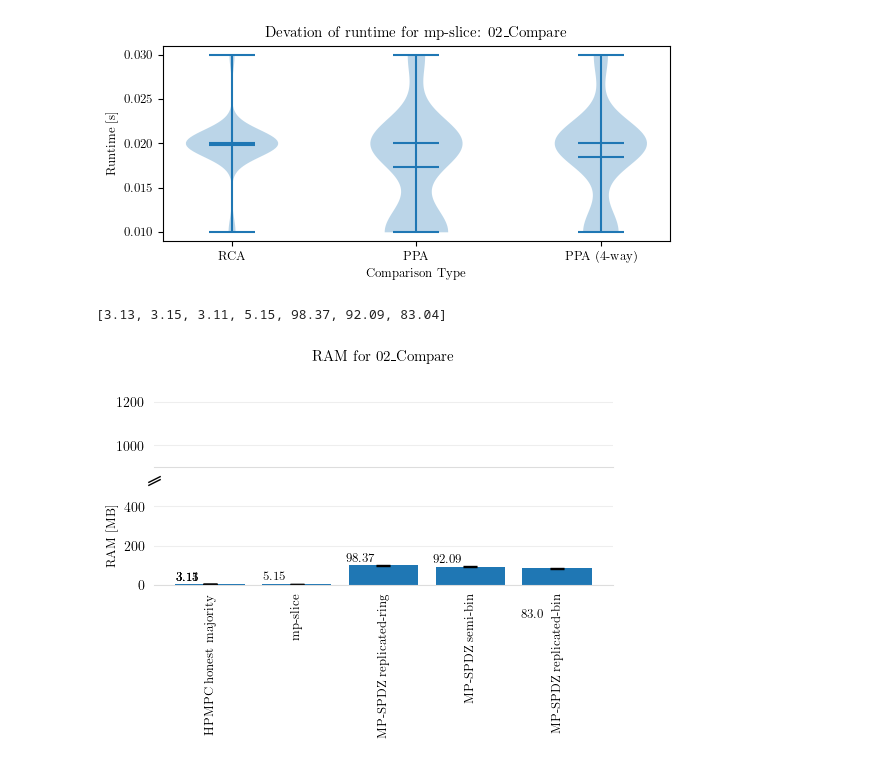
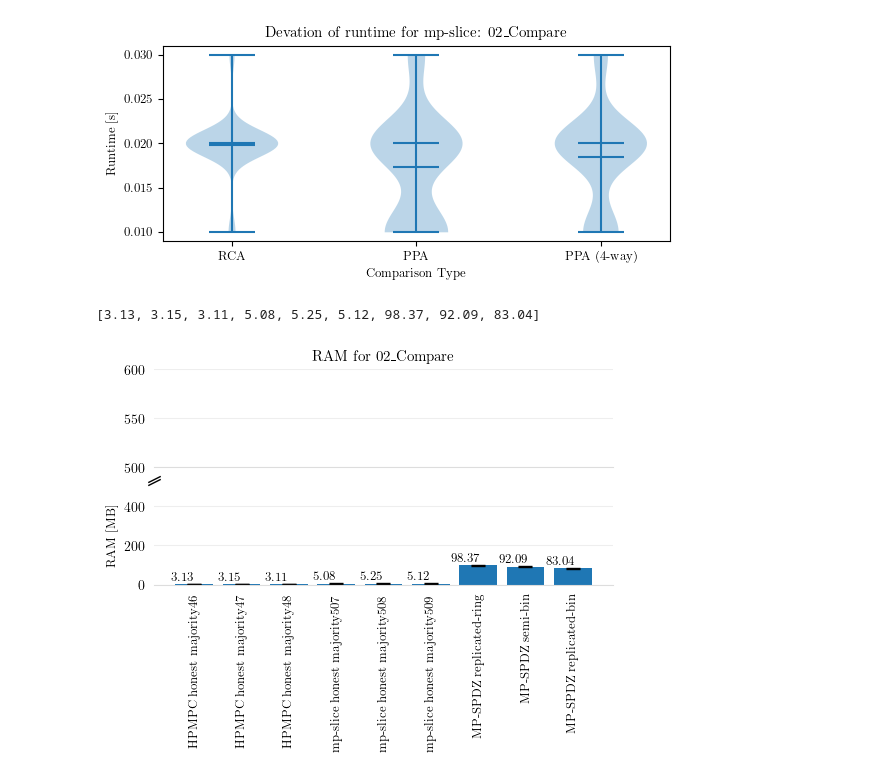
Before and after one commit to aSlunk/results, a Jupyter notebook: mp-slice/02_Compare/Deviation.ipynb, the cells around one changed output. Drawn from its saved outputs; the diff is of its cells as text; code cells hidden in the pictures.

```diff
--- a/mp-slice/02_Compare/Deviation.ipynb
+++ b/mp-slice/02_Compare/Deviation.ipynb
@@ -363,14 +343,14 @@ def plot_ram_bar(data,experiment,frameworks):
     values=[]
     label=[]
     error=[]
-    for i in range(len(framworks)):
-        if data[i]['framework'][0] == "HPMPC":
+    for i in range(len(data)):
+        if data[i]['framework'][0] in ["HPMPC", "mp-slice"]:
             for function in data[i]['function'].unique():
                 date = float(data[i].loc[(data[i]['function'] == function) & (data[i]['preprocess']==0), ['peakRAM(MiB)']].mean().iloc[0])
                 err = float(data[i].loc[(data[i]['function'] == function) & (data[i]['preprocess']==0), ['peakRAM(MiB)']].std().iloc[0])
                 values.append(round(date,2))
                 error.append(round(err,2))
-                label.append(frameworks[i] + ' honest majority')
+                label.append(frameworks[i] + ' honest majority' + str(function))
         elif data[i]['framework'][0] in ["MP-SPDZ","MOTION"]:
             for protocol in data[i]['protocol'].unique():
                 if protocol not in ["ps-rep-field","ps-rep-ring","ps-rep-bin","sy-rep-field","malicious-rep-field"]:
@@ -404,36 +384,34 @@ def plot_ram_bar(data,experiment,frameworks):
     ax1.tick_params(bottom=False, left=False)
     ax2.tick_params(bottom=False, left=False)
     # Third, add a horizontal grid (but keep the vertical grid hidden).
     # Color the lines a light gray as well.
     ax1.set_axisbelow(True)
     ax1.yaxis.grid(True, color='#EEEEEE')
     ax1.xaxis.grid(False)
     ax2.set_axisbelow(True)
     ax2.yaxis.grid(True, color='#EEEEEE')
     ax2.xaxis.grid(False)
     # Rotate labels
-    ax1.set_ylim(900,1350)
+    ax1.set_ylim(500,600)
     ax2.set_ylim(0,500)
     # Add values on top of bars
-    for bar in bars2[:-1]:
+    for bar in bars2:
         yval = bar.get_height()
         plt.text(bar.get_x() + bar.get_width()/2 -0.26, yval  +7.5, yval, ha='center', va='bottom',weight='bold')
-    yval = bars[-1].get_height()
-    plt.text(bars[-1].get_x() + bars[-1].get_width()/2-0.28, yval-260 + 0.05, round(yval,1), ha='center', va='bottom',weight='bold')
 
     # zoom-in / limit the view to different portions of the data
     ax1.tick_params(axis='y', labelsize=10)
     ax2.tick_params(axis='y', labelsize=10)
     d = .5  # proportion of vertical to horizontal extent of the slanted line
     kwargs = dict(marker=[(-1, -d), (1, d)], markersize=9,
               linestyle="none", color='k', mec='k', mew=1, clip_on=False)
     ax1.plot([-0.15], transform=ax1.transAxes, **kwargs)
     ax2.plot([1.08], transform=ax2.transAxes, **kwargs)
     ax1.figure.set_size_inches(5.91, 2.8)
     ax2.figure.set_size_inches(5.91, 2.8)
     plt.xticks(rotation='vertical')
     plt.show()
 plot_ram_bar(data,experiment,framworks)
 # %% [output]
-[3.13, 3.15, 3.11, 5.15, 98.37, 92.09, 83.04]
+[3.13, 3.15, 3.11, 5.08, 5.25, 5.12, 98.37, 92.09, 83.04]
-[figure, old version]
+[figure, new version]
```
Also changed, not shown: parts of 5 cells of this notebook.
